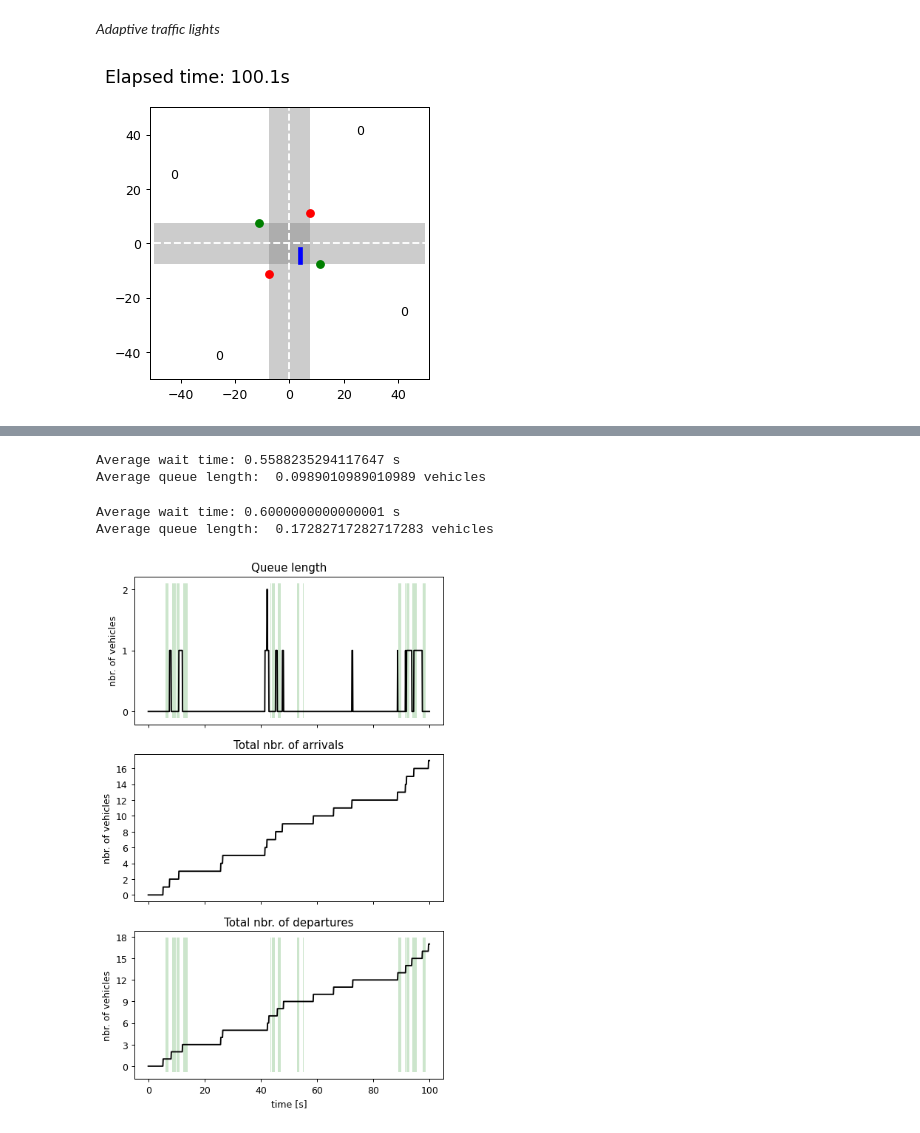
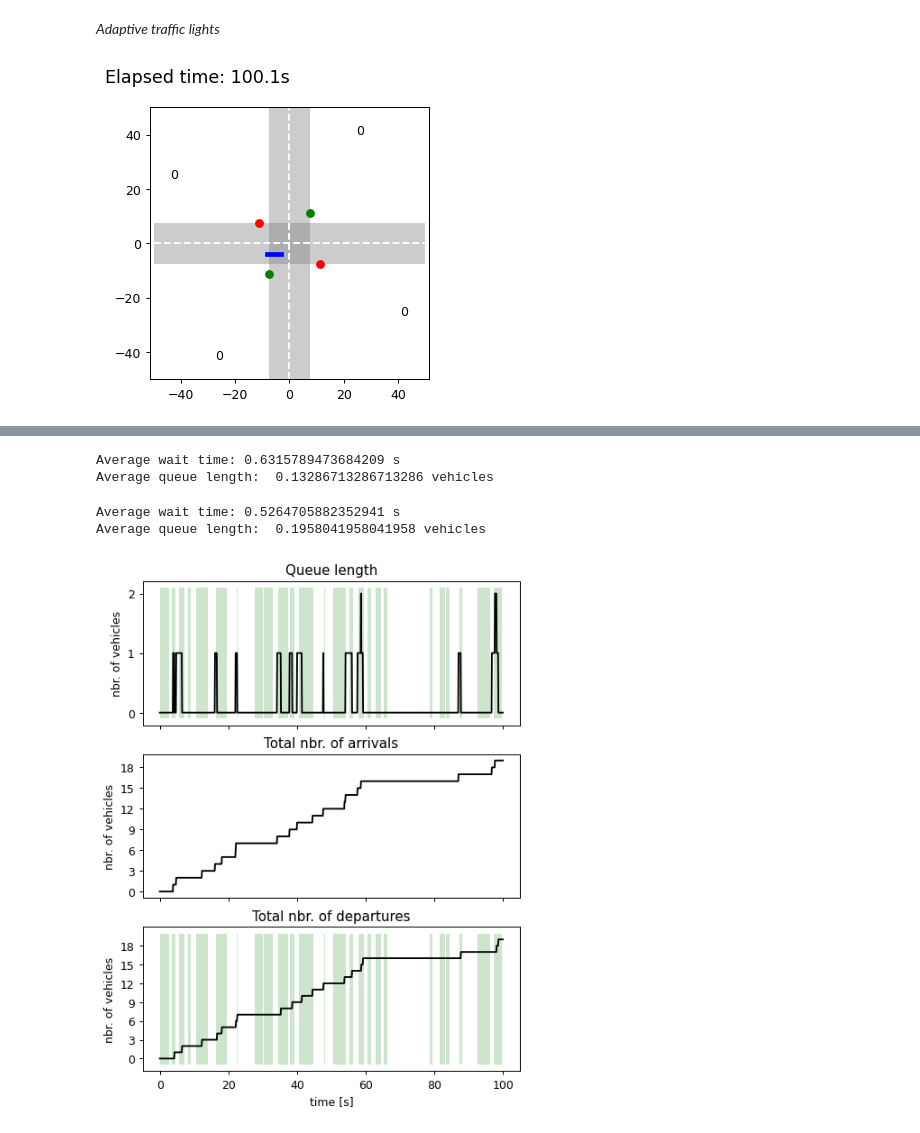
Before and after one commit to KingJohanna/vehicle-traffic-congestion-control, a Jupyter notebook: Simulation_1x1.ipynb, the cells around one changed output, grey strips where cells are left out. Saved outputs shown, nothing was run; the diff lists cells and outputs as text; code cells hidden in the pictures.

Commit message:
Updated algorithm for adaptive traffic light.

```diff
--- a/Simulation_1x1.ipynb
+++ b/Simulation_1x1.ipynb
@@ -26,13 +26,13 @@ light_ns.initialize(traffic_light=light_ew)
 # %%
 network = Model1.IntersectionNetworkSimulator()
 network.initialize(grid_dimensions=(1,1))
-network.set_queue_rate_parameters(grid_ind=(0,0), avg_departure_time=0.5, avg_arrival_time_n=5, avg_arrival_time_e=4, avg_arrival_time_s=5, avg_arrival_time_w=4)
+network.set_queue_rate_parameters(grid_ind=(0,0), avg_departure_time=0.5, avg_arrival_time_n=4, avg_arrival_time_e=3, avg_arrival_time_s=4, avg_arrival_time_w=3)
 network.set_traffic_lights(grid_ind=(0,0), traffic_light_ns=light_ns, traffic_light_ew=light_ew)
 network.set_observable_intersections(grid_inds=network.grid_inds)
 # %%
-network.simulate(delta_t=0.1, end_time=100, animate=True, fig_width=4, file_name="figs/simulation_1x1.mp4", speed=2)
+network.simulate(delta_t=0.1, end_time=100, animate=True, fig_width=4, file_name="figs/simulation_1x1.mp4", speed=1)
 # %% [output]
-[figure, old version]
+[figure, new version]
 # %%
 HTML("""
 <div align="middle">
@@ -46,16 +46,16 @@ stats = network.get_stats()
 print("Average wait time:", stats[(0,0)]["N"]["wait_time"], "s")
 print("Average queue length: ", stats[(0,0)]["N"]["avg_queue_length"], "vehicles")
 # %% [output]
-Average wait time: 0.5588235294117647 s
-Average queue length:  0.0989010989010989 vehicles
+Average wait time: 0.6315789473684209 s
+Average queue length:  0.13286713286713286 vehicles
 # %%
 print("Average wait time:", stats[(0,0)]["E"]["wait_time"], "s")
 print("Average queue length: ", stats[(0,0)]["E"]["avg_queue_length"], "vehicles")
 # %% [output]
-Average wait time: 0.6000000000000001 s
-Average queue length:  0.17282717282717283 vehicles
+Average wait time: 0.5264705882352941 s
+Average queue length:  0.1958041958041958 vehicles
 # %%
-fig, axs = network.plot_queue_stats(plt=plt, grid_ind=(0,0), direction='N', end_time=100, delta_t=0.1, traffic_light=light_ew,fig_size=(6,10))
-#plt.savefig('figs/eastbound_(0,0)', bbox_inches='tight')
+fig, axs = network.plot_queue_stats(plt=plt, grid_ind=(0,0), direction='N', end_time=100, delta_t=0.1, traffic_light=light_ns,fig_size=(6,8))
+plt.savefig('figs/eastbound_(0,0)', bbox_inches='tight')
 # %% [output]
-[figure, old version]
+[figure, new version]
```
Also changed, not shown: parts of 1 cell of this notebook, 3 other files.
